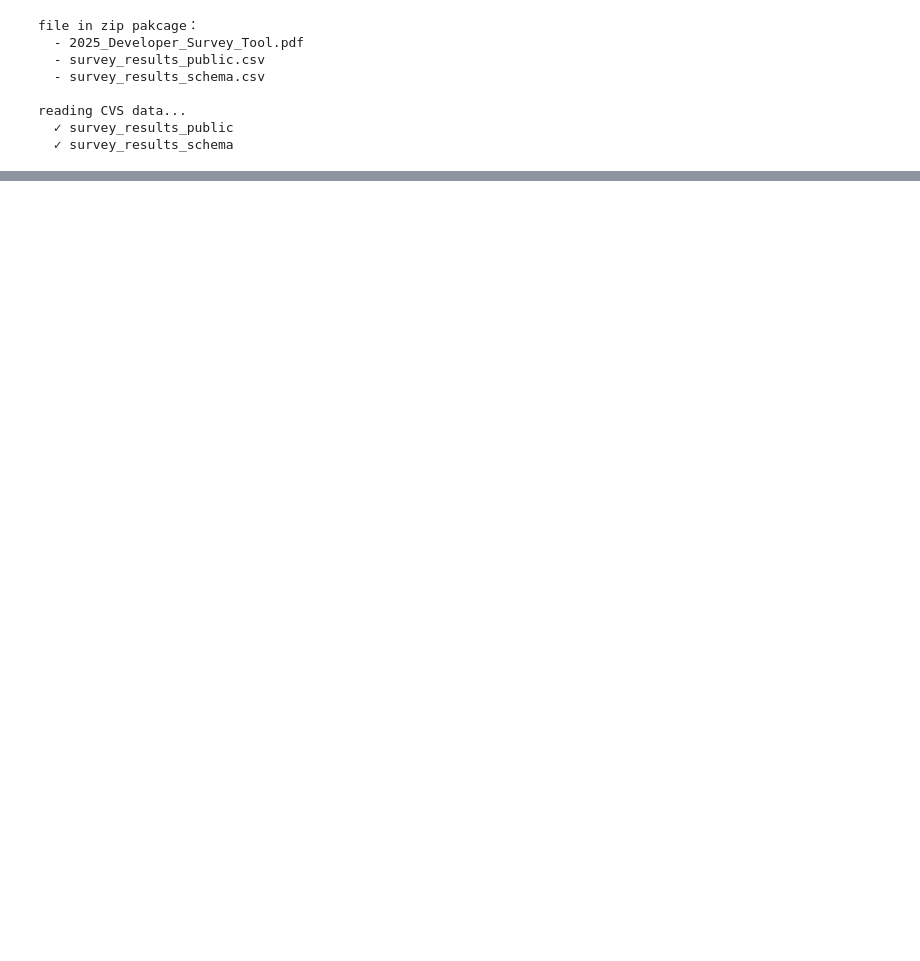
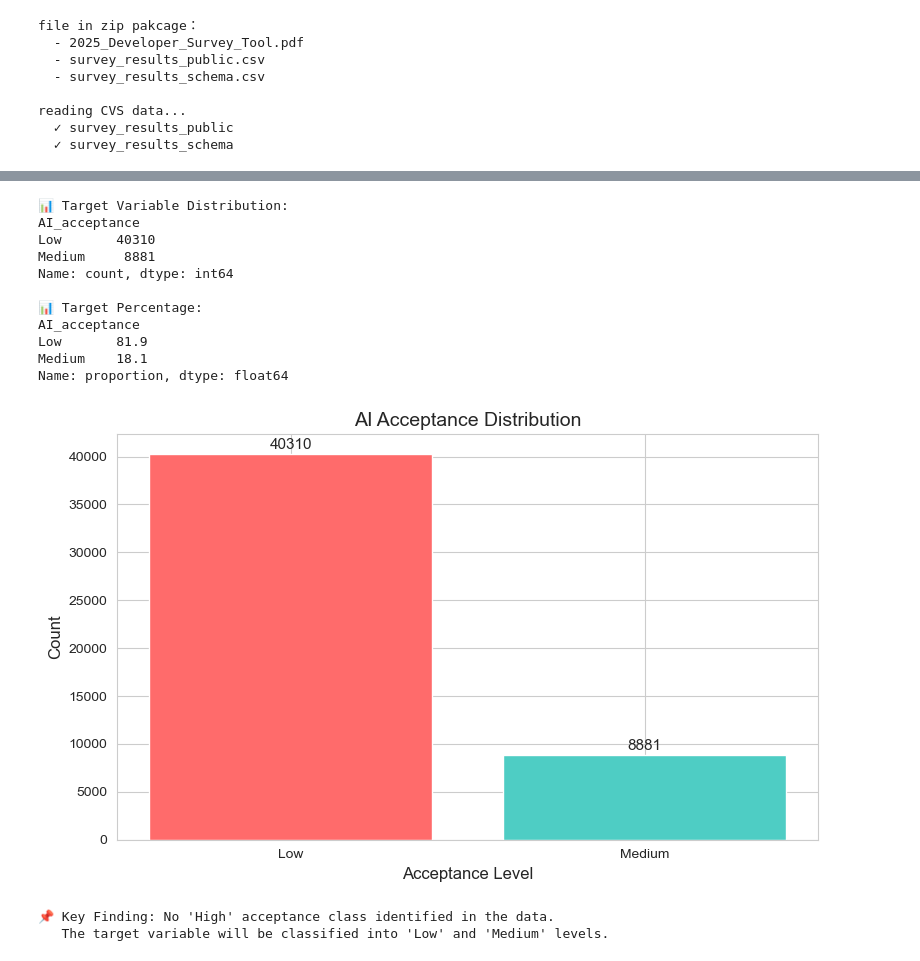
Before and after one commit to Rainny-R/stackoverflow-ai-analysis, a Jupyter notebook: StackOverFlow_Survey_Analysis.ipynb, the cells around one changed output, grey strips where cells are left out. Saved outputs shown, nothing was run; the diff lists cells and outputs as text; code cells hidden in the pictures; blank space fills up the shorter version.

```diff
--- a/StackOverFlow_Survey_Analysis.ipynb
+++ b/StackOverFlow_Survey_Analysis.ipynb
@@ -13,6 +42,14 @@ import seaborn as sns
 import zipfile
 import os
 
+from sklearn.preprocessing import LabelEncoder, StandardScaler
+from sklearn.model_selection import train_test_split, GridSearchCV
+from sklearn.ensemble import RandomForestClassifier
+from sklearn.metrics import classification_report, confusion_matrix, accuracy_score
+
+# Set visualization style
+sns.set_style('whitegrid')
+plt.rcParams['figure.figsize'] = (10, 6)
 %matplotlib inline
 
 print("All libraries imported successfully!")
@@ -220,0 +310,42 @@ AI_acceptance added, final data shape: (49191, 18)
+# %%
+# 3.1.3 Target Variable Distribution Analysis
+
+target_dist = df['AI_acceptance'].value_counts()
+target_pct = df['AI_acceptance'].value_counts(normalize=True) * 100
+
+print("\n📊 Target Variable Distribution:")
+print(target_dist)
+print("\n📊 Target Percentage:")
+print(target_pct.round(1))
+
+# Visualization
+plt.figure(figsize=(8, 5))
+colors = ['#ff6b6b', '#4ecdc4']
+bars = plt.bar(target_dist.index, target_dist.values, color=colors)
+plt.title('AI Acceptance Distribution', fontsize=14)
+plt.xlabel('Acceptance Level', fontsize=12)
+plt.ylabel('Count', fontsize=12)
+
+for bar in bars:
+    plt.text(bar.get_x() + bar.get_width()/2, bar.get_height() + 500,
+             f'{int(bar.get_height())}', ha='center', fontsize=11)
+plt.tight_layout()
+plt.show()
+
+print("\n📌 Key Finding: No 'High' acceptance class identified in the data.")
+print("   The target variable will be classified into 'Low' and 'Medium' levels.")
+# %% [output]
+📊 Target Variable Distribution:
+AI_acceptance
+Low       40310
+Medium     8881
+Name: count, dtype: int64
+
+📊 Target Percentage:
+AI_acceptance
+Low       81.9
+Medium    18.1
+Name: proportion, dtype: float64
+[figure, added]
+📌 Key Finding: No 'High' acceptance class identified in the data.
+   The target variable will be classified into 'Low' and 'Medium' levels.
```
Also changed, not shown: parts of 51 cells of this notebook, 4 other files.
